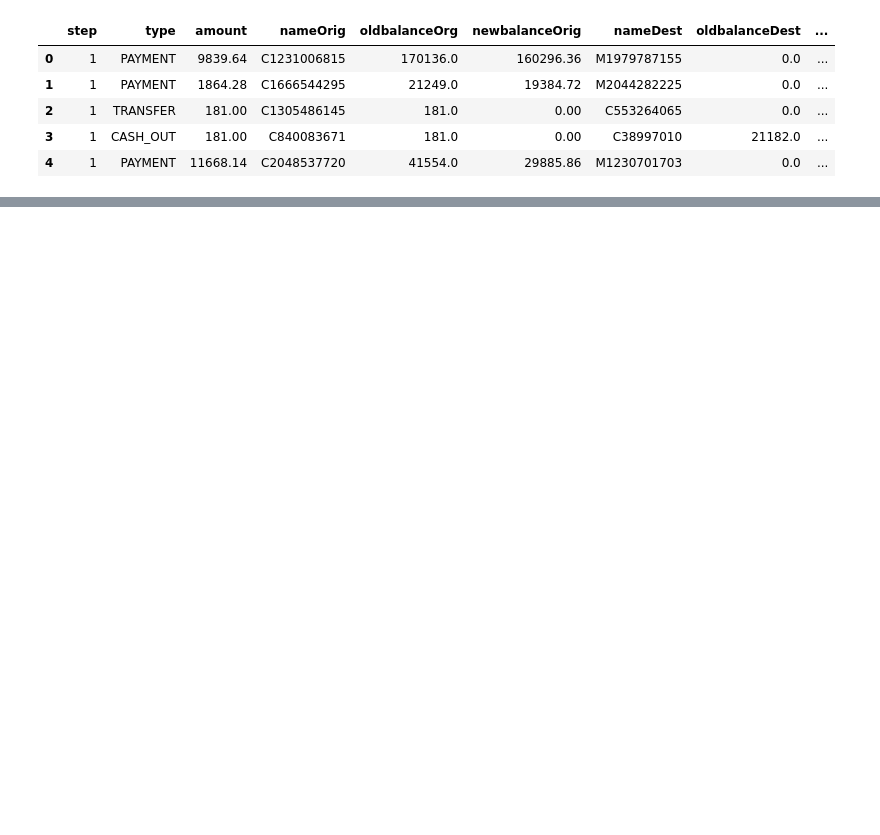
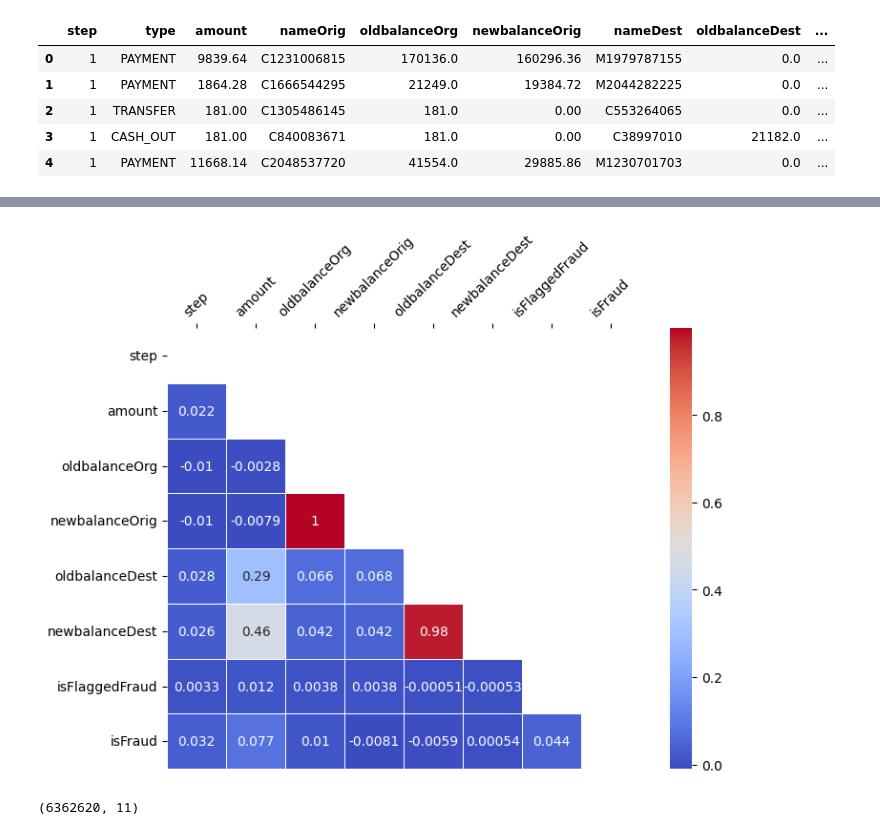
Before and after one commit to mverbytska/transaction-fraud-detection-pet-project, a Jupyter notebook: project/fraudulent_transactions_detection.ipynb, the cells around one changed output, grey strips where cells are left out. Drawn from its saved outputs; the diff is of its cells as text; code cells hidden in the pictures; blank space fills up the shorter version.

```diff
--- a/project/fraudulent_transactions_detection.ipynb
+++ b/project/fraudulent_transactions_detection.ipynb
@@ -14,0 +67,14 @@ raw_data.head()
+# %%
+cor_matrix = reordered_cols_data.corr(numeric_only=True)
+plt.figure(figsize=(8,6))
+upper_triangle_to_hide = np.triu(cor_matrix)
+correlation_map = sns.heatmap(cor_matrix, annot=True, linewidth=0.5, mask=upper_triangle_to_hide, cmap='coolwarm')
+correlation_map.set_xticklabels(correlation_map.get_xticklabels(), rotation=45)
+correlation_map.xaxis.tick_top()
+plt.show()
+# %% [output]
+[figure, added]
+# %%
+reordered_cols_data.shape
+# %% [output]
+(6362620, 11)
```
Also changed, not shown: parts of 11 cells of this notebook.
